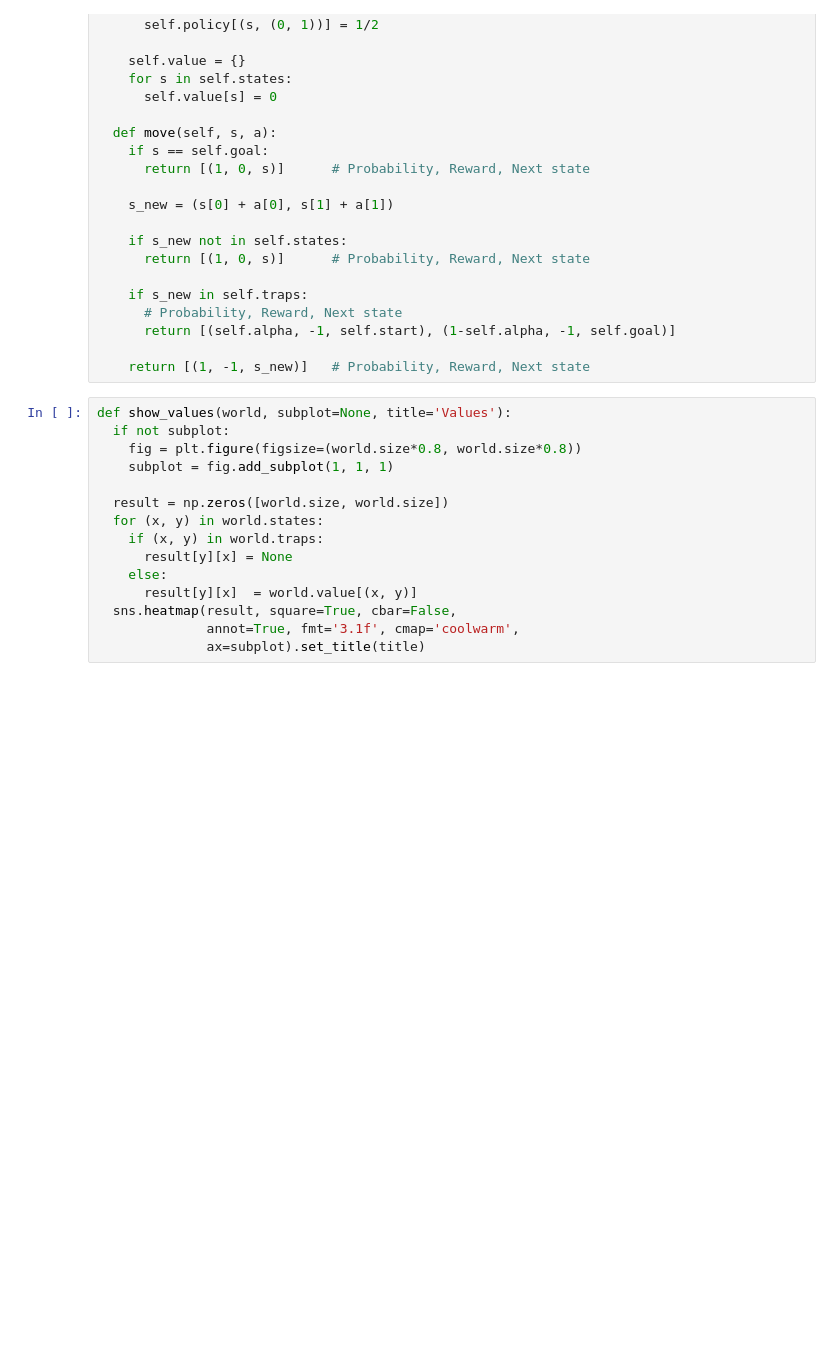
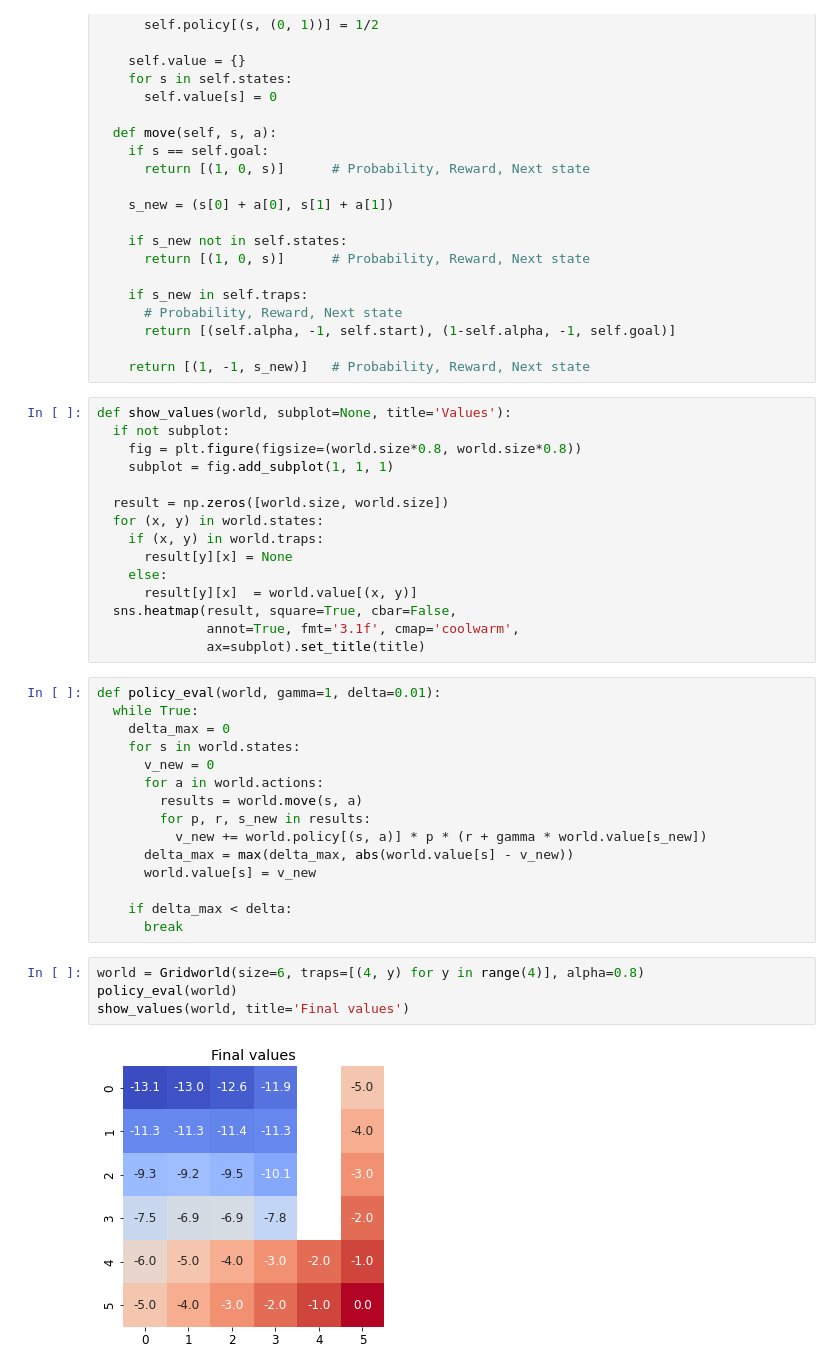
Before and after one commit to ryomakato/ML, a Jupyter notebook: agent/policy_evaluation3.ipynb, the cells around one changed output. Saved outputs shown, nothing was run; the diff lists cells and outputs as text; blank space fills up the shorter version.

```diff
--- a/agent/policy_evaluation3.ipynb
+++ b/agent/policy_evaluation3.ipynb
@@ -56,3 +56,24 @@ def show_values(world, subplot=None, title='Values'):
   sns.heatmap(result, square=True, cbar=False,
               annot=True, fmt='3.1f', cmap='coolwarm',
               ax=subplot).set_title(title)
+# %%
+def policy_eval(world, gamma=1, delta=0.01):
+  while True:
+    delta_max = 0
+    for s in world.states:
+      v_new = 0
+      for a in world.actions:
+        results = world.move(s, a)
+        for p, r, s_new in results:
+          v_new += world.policy[(s, a)] * p * (r + gamma * world.value[s_new])
+      delta_max = max(delta_max, abs(world.value[s] - v_new))
+      world.value[s] = v_new
+
+    if delta_max < delta:
+      break
+# %%
+world = Gridworld(size=6, traps=[(4, y) for y in range(4)], alpha=0.8)
+policy_eval(world)
+show_values(world, title='Final values')
+# %% [output]
+[figure, added]
```
Also changed, not shown: parts of 1 cell of this notebook.
